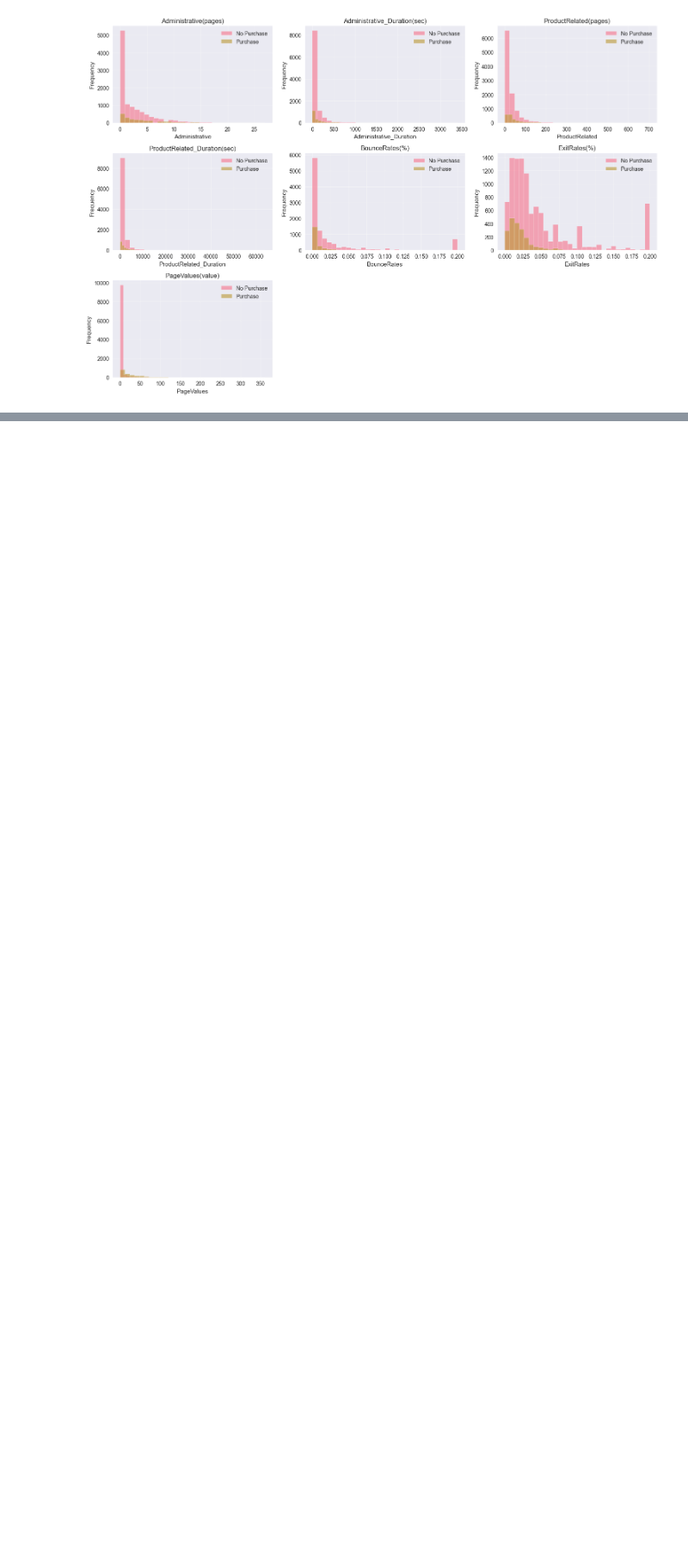
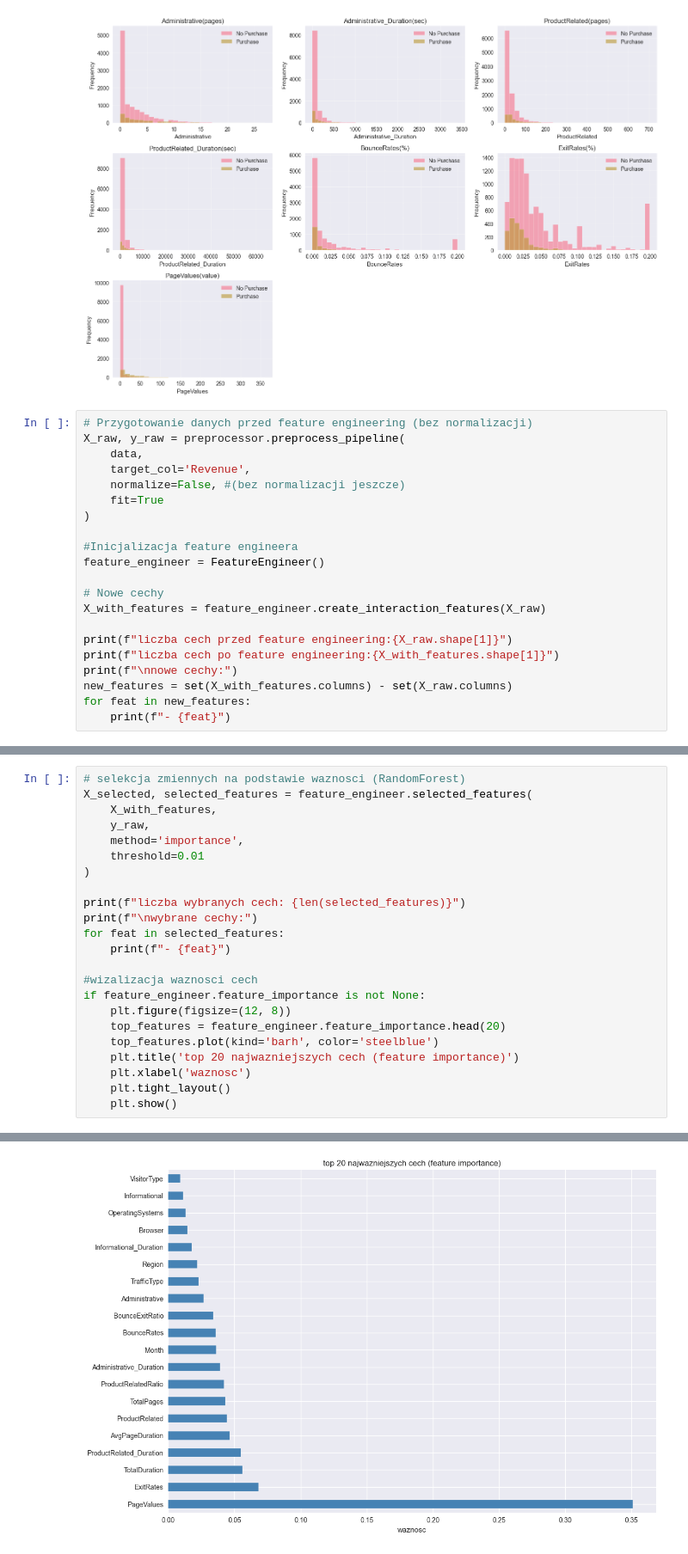
Before and after one commit to n3xus47/ML-in-python-CDV-Predicting-Purchase-Intentions, a Jupyter notebook: main.ipynb, the cells around one changed output, grey strips where cells are left out. Shown at 86% size. Drawn from its saved outputs; the diff is of its cells as text; blank space fills up the shorter version.

Commit message:
6: Dodanie klasy do feature engineering

```diff
--- a/main.ipynb
+++ b/main.ipynb
@@ -209,3 +209,24 @@ metadata = {
 analyzer.visualize_distributions(data[numeric_cols + ['Revenue']], columns = numeric_cols, metadata=metadata)
 # %% [output]
 [figure]
+# %%
+# Przygotowanie danych przed feature engineering (bez normalizacji)
+X_raw, y_raw = preprocessor.preprocess_pipeline(
+    data,
+    target_col='Revenue',
+    normalize=False, #(bez normalizacji jeszcze)
+    fit=True
+)
+
+#Inicjalizacja feature engineera
+feature_engineer = FeatureEngineer()
+
+# Nowe cechy
+X_with_features = feature_engineer.create_interaction_features(X_raw)
+
+print(f"liczba cech przed feature engineering:{X_raw.shape[1]}")
+print(f"liczba cech po feature engineering:{X_with_features.shape[1]}")
+print(f"\nnowe cechy:")
+new_features = set(X_with_features.columns) - set(X_raw.columns)
+for feat in new_features:
+    print(f"- {feat}")
@@ -211,0 +243,24 @@ analyzer.visualize_distributions(data[numeric_cols + ['Revenue']], columns = num
+# %%
+# selekcja zmiennych na podstawie waznosci (RandomForest)
+X_selected, selected_features = feature_engineer.selected_features(
+    X_with_features,
+    y_raw,
+    method='importance',
+    threshold=0.01
+)
+
+print(f"liczba wybranych cech: {len(selected_features)}")
+print(f"\nwybrane cechy:")
+for feat in selected_features:
+    print(f"- {feat}")
+
+#wizalizacja waznosci cech
+if feature_engineer.feature_importance is not None:
+    plt.figure(figsize=(12, 8))
+    top_features = feature_engineer.feature_importance.head(20)
+    top_features.plot(kind='barh', color='steelblue')
+    plt.title('top 20 najwazniejszych cech (feature importance)')
+    plt.xlabel('waznosc')
+    plt.tight_layout()
+    plt.show()
+# %% [output]
@@ -211,0 +284 @@ analyzer.visualize_distributions(data[numeric_cols + ['Revenue']], columns = num
+[figure, added]
```
Also changed, not shown: parts of 4 cells of this notebook, 1 other file.
